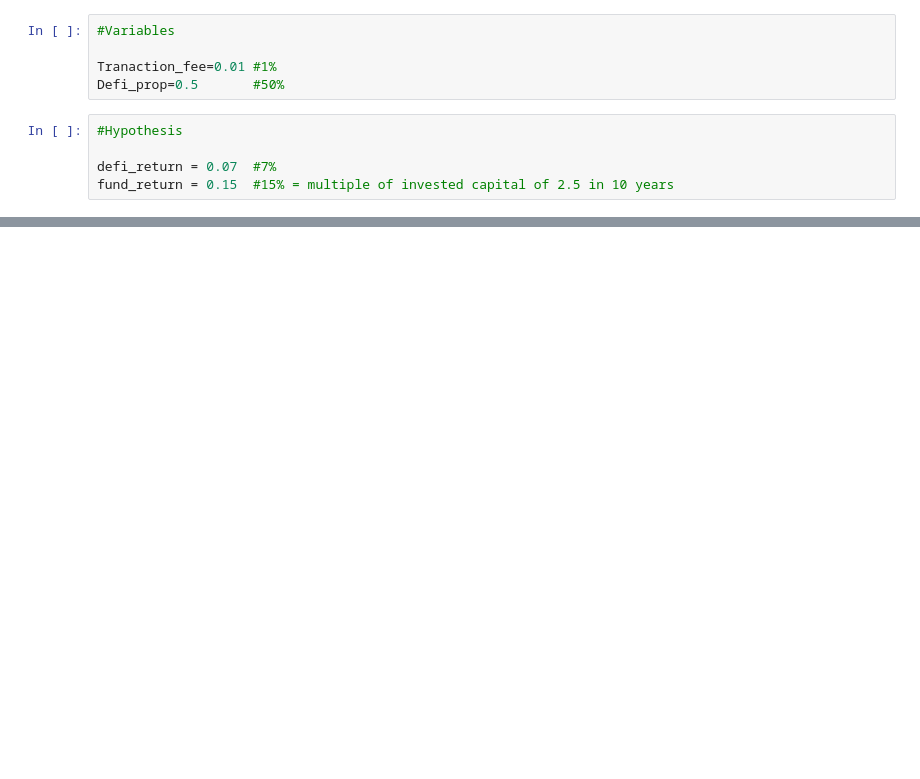
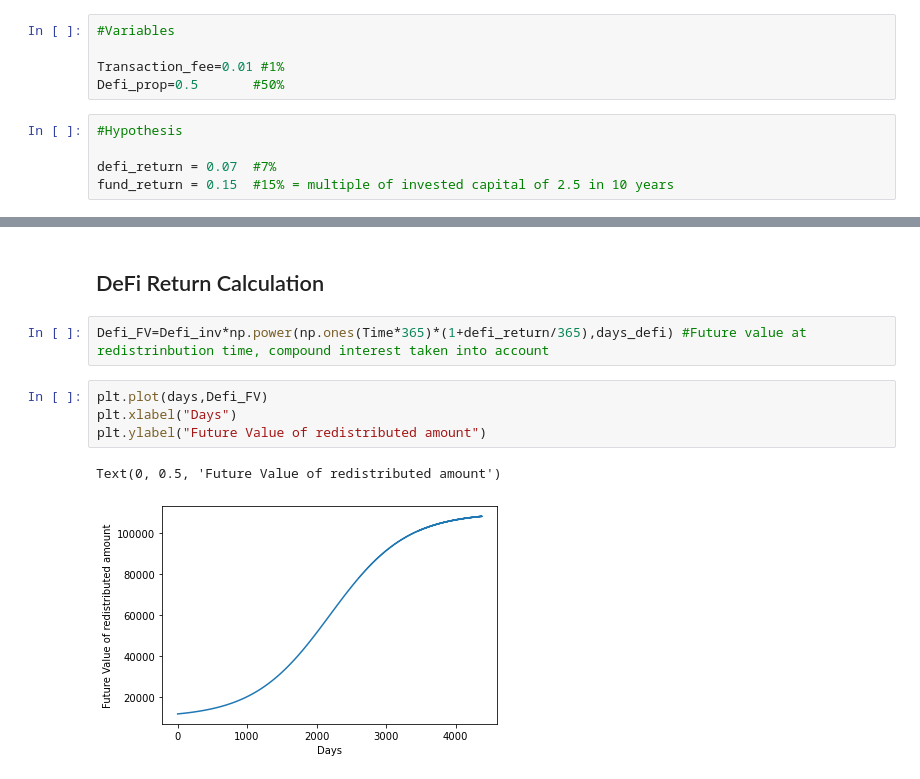
Before and after one commit to lthiet/DigitalMincome, a Jupyter notebook: Digital_mincome.ipynb, the cells around one changed output, grey strips where cells are left out. Saved outputs shown, nothing was run; the diff lists cells and outputs as text; blank space fills up the shorter version.

```diff
--- a/Digital_mincome.ipynb
+++ b/Digital_mincome.ipynb
@@ -17,7 +21,7 @@ Growth_model="sigmoid"  #or linerar
 # %%
 #Variables
 
-Tranaction_fee=0.01 #1%
+Transaction_fee=0.01 #1%
 Defi_prop=0.5       #50%
 # %%
 #Hypothesis
@@ -51,0 +71,11 @@ defi_return_amount=Defi_inv*defi_return/365
+# %% [markdown]
+## DeFi Return Calculation
+# %%
+Defi_FV=Defi_inv*np.power(np.ones(Time*365)*(1+defi_return/365),days_defi) #Future value at redistrinbution time, compound interest taken into account
+# %%
+plt.plot(days,Defi_FV)
+plt.xlabel("Days")
+plt.ylabel("Future Value of redistributed amount")
+# %% [output]
+Text(0, 0.5, 'Future Value of redistributed amount')
+[figure, added]
```
Also changed, not shown: parts of 15 cells of this notebook, 10 other files.
